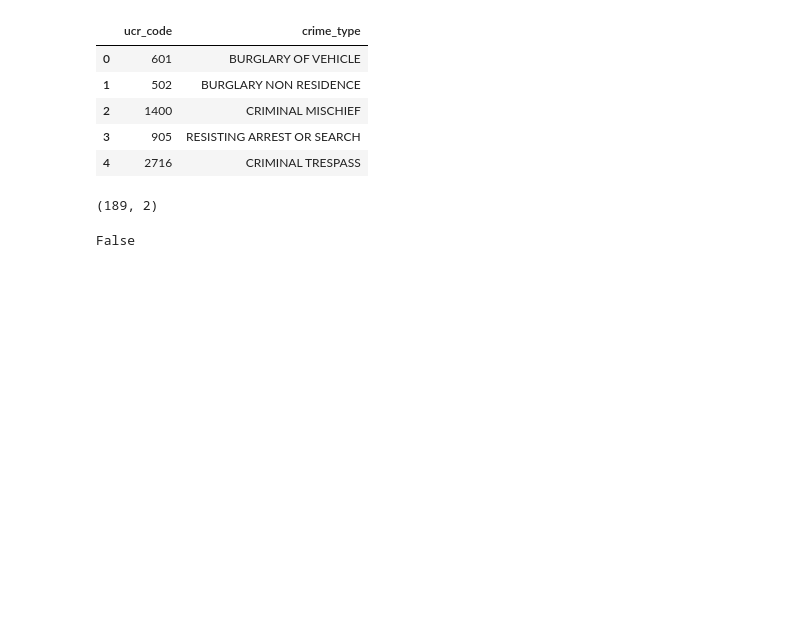
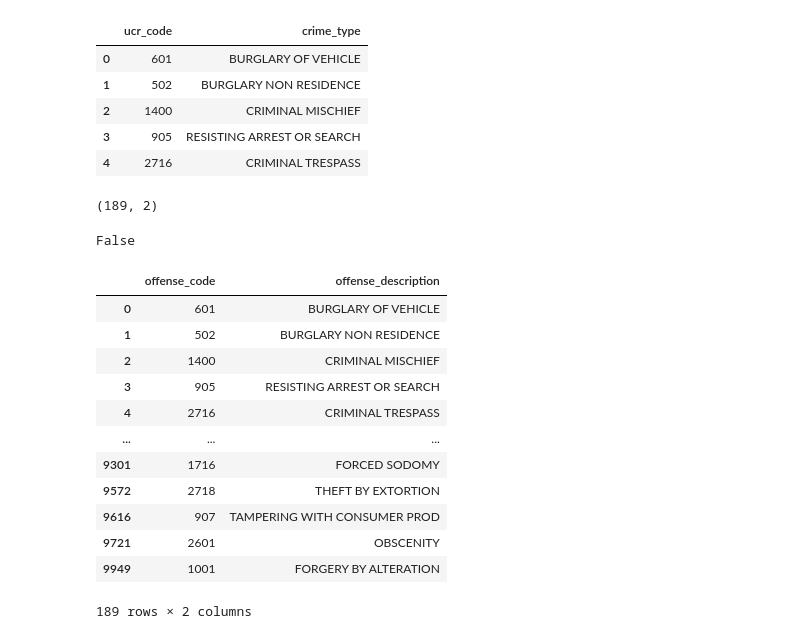
Before and after one commit to DonnieData/austin_crime_EDA, a Jupyter notebook: data_retrieval_transformation.ipynb, the cells around one changed output. Saved outputs shown, nothing was run; the diff lists cells and outputs as text; code cells hidden in the pictures; blank space fills up the shorter version.

```diff
--- a/data_retrieval_test.ipynb
+++ b/data_retrieval_transformation.ipynb
@@ -120,3 +128,20 @@ offense_type_df.shape
 offense_type_df.isnull().values.any()
 # %% [output]
 False
+# %%
+#rename test
+offense_type_df.rename(columns={'ucr_code':'offense_code','crime_type':'offense_description'})
+# %% [output]
+|  | offense_code | offense_description |
+| 0 | 601 | BURGLARY OF VEHICLE |
+| 1 | 502 | BURGLARY NON RESIDENCE |
+| 2 | 1400 | CRIMINAL MISCHIEF |
+| 3 | 905 | RESISTING ARREST OR SEARCH |
+| 4 | 2716 | CRIMINAL TRESPASS |
+| ... | ... | ... |
+| 9301 | 1716 | FORCED SODOMY |
+| 9572 | 2718 | THEFT BY EXTORTION |
+| 9616 | 907 | TAMPERING WITH CONSUMER PROD |
+| 9721 | 2601 | OBSCENITY |
+| 9949 | 1001 | FORGERY BY ALTERATION |
+189 rows × 2 columns
```
Also changed, not shown: parts of 4 cells of this notebook.
